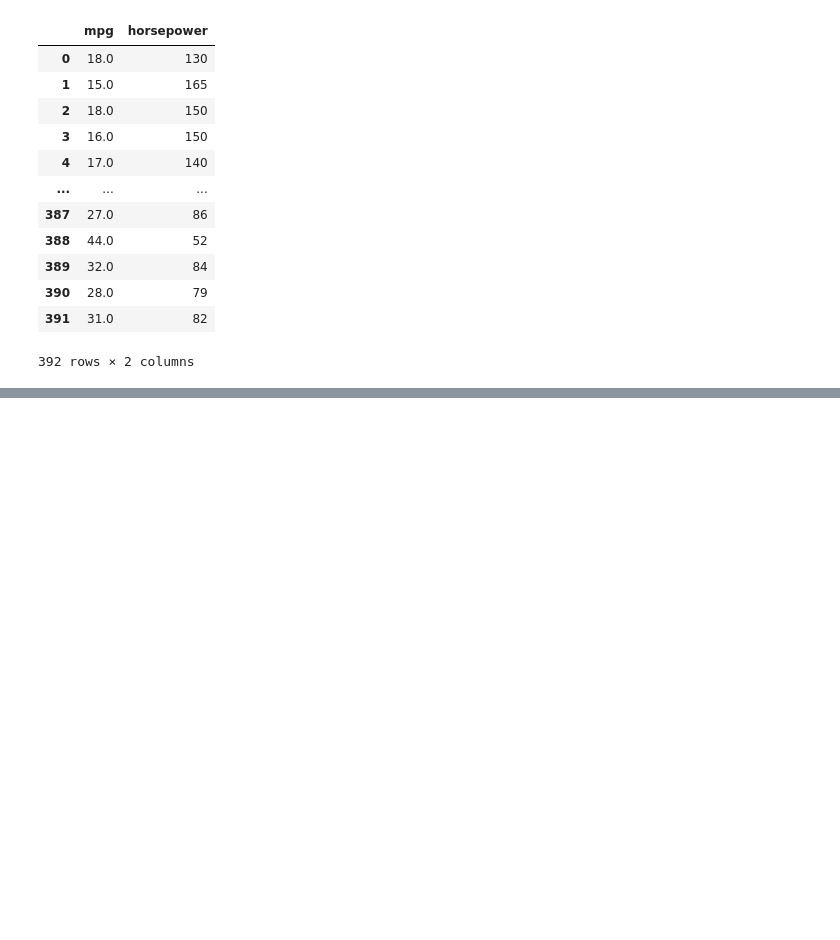
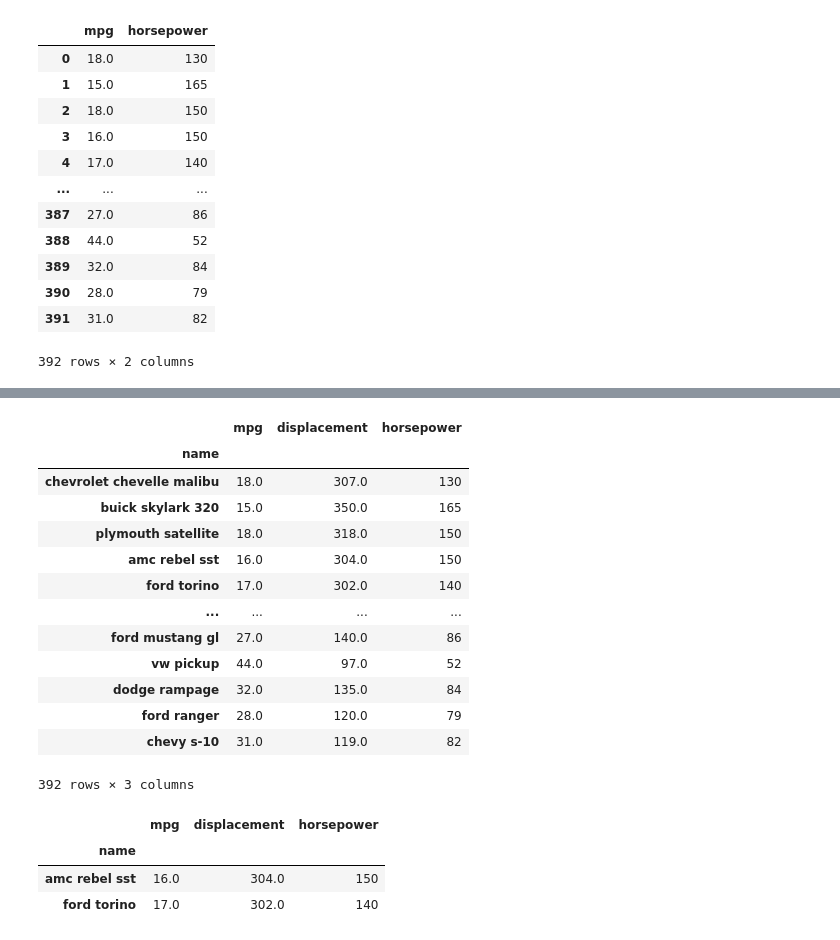
Before and after one commit to rabobahago/Python_ML_Data_Science, a Jupyter notebook: ML_with_python/statistical_learning/introduction_lab.ipynb, the cells around one changed output, grey strips where cells are left out. Drawn from its saved outputs; the diff is of its cells as text; code cells hidden in the pictures; blank space fills up the shorter version.

```diff
--- a/ML_with_python/statistical_learning/introduction_lab.ipynb
+++ b/ML_with_python/statistical_learning/introduction_lab.ipynb
@@ -494,0 +529,24 @@ Auto[['mpg', 'horsepower']]
+# %%
+Auto_re.iloc[:,[0,2,3]]
+# %% [output]
+|  | mpg | displacement | horsepower |
+| name |  |  |  |
+| chevrolet chevelle malibu | 18.0 | 307.0 | 130 |
+| buick skylark 320 | 15.0 | 350.0 | 165 |
+| plymouth satellite | 18.0 | 318.0 | 150 |
+| amc rebel sst | 16.0 | 304.0 | 150 |
+| ford torino | 17.0 | 302.0 | 140 |
+| ... | ... | ... | ... |
+| ford mustang gl | 27.0 | 140.0 | 86 |
+| vw pickup | 44.0 | 97.0 | 52 |
+| dodge rampage | 32.0 | 135.0 | 84 |
+| ford ranger | 28.0 | 120.0 | 79 |
+| chevy s-10 | 31.0 | 119.0 | 82 |
+392 rows × 3 columns
+# %%
+Auto_re.iloc[[3,4],[0,2,3]]
+# %% [output]
+|  | mpg | displacement | horsepower |
+| name |  |  |  |
+| amc rebel sst | 16.0 | 304.0 | 150 |
+| ford torino | 17.0 | 302.0 | 140 |
```
Also changed, not shown: parts of 9 cells of this notebook.
